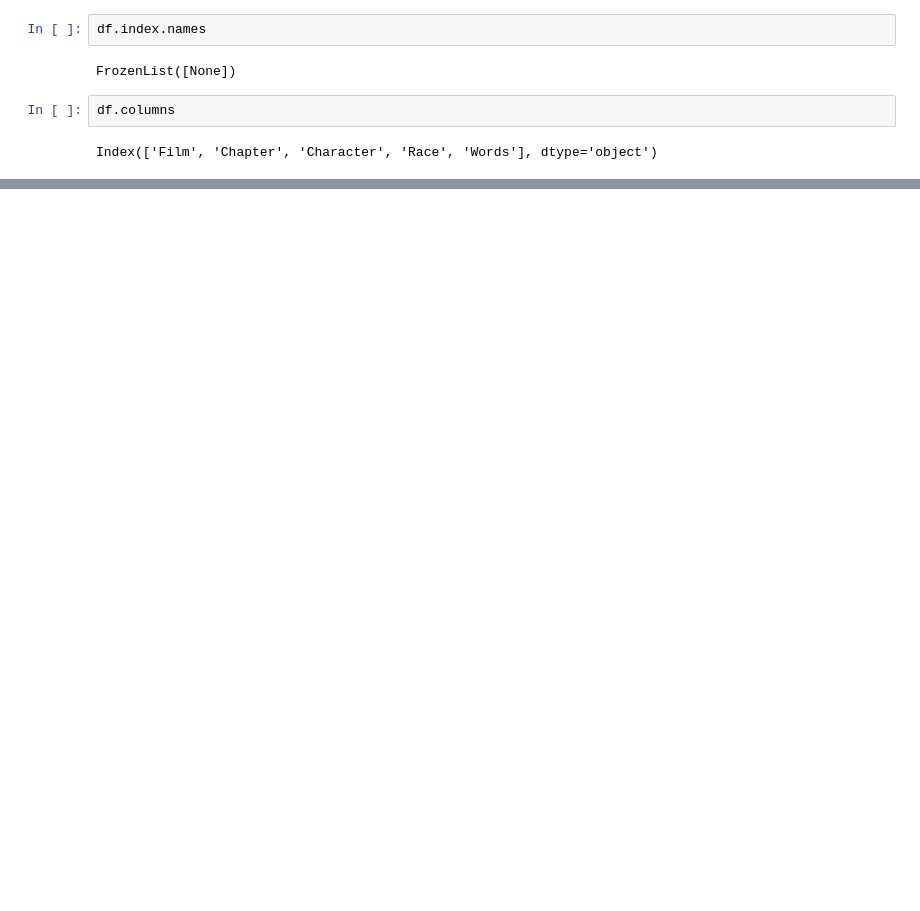
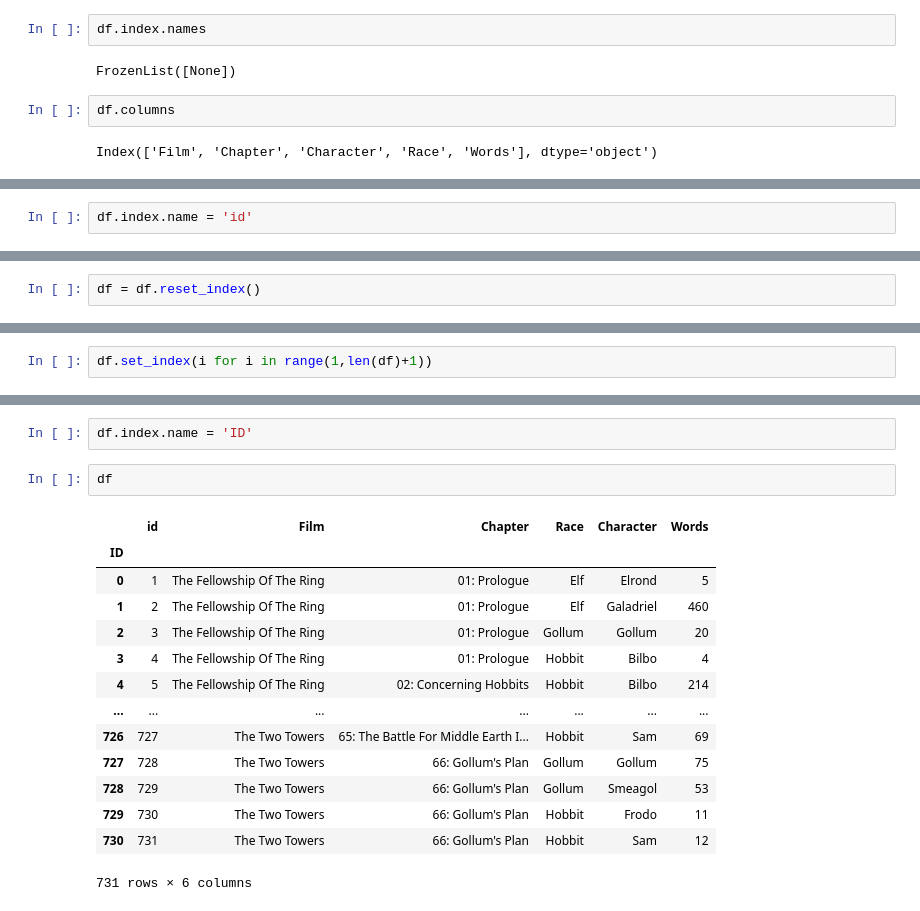
Before and after one commit to Lsacy/data-ber-08-20, a Jupyter notebook: Labs/module-1_labs/04_pandas/08_multiIndex/Untitled.ipynb, the cells around one changed output, grey strips where cells are left out. Cells and saved outputs as stored; diff of their text form; blank space fills up the shorter version.

```diff
--- a/Labs/module-1_labs/04_pandas/08_multiIndex/Untitled.ipynb
+++ b/Labs/module-1_labs/04_pandas/08_multiIndex/Untitled.ipynb
@@ -22,0 +200,2 @@ df = df.set_index(['Film1'])
+# %%
+df.index.name = 'id'
@@ -22,0 +253,2 @@ df = df.set_index(['Film1'])
+# %%
+df = df.reset_index()
@@ -22,0 +271,2 @@ df = df.set_index(['Film1'])
+# %%
+df.set_index(i for i in range(1,len(df)+1))
@@ -22,0 +287,19 @@ df = df.set_index(['Film1'])
+# %%
+df.index.name = 'ID'
+# %%
+df
+# %% [output]
+|  | id | Film | Chapter | Race | Character | Words |
+| ID |  |  |  |  |  |  |
+| 0 | 1 | The Fellowship Of The Ring | 01: Prologue | Elf | Elrond | 5 |
+| 1 | 2 | The Fellowship Of The Ring | 01: Prologue | Elf | Galadriel | 460 |
+| 2 | 3 | The Fellowship Of The Ring | 01: Prologue | Gollum | Gollum | 20 |
+| 3 | 4 | The Fellowship Of The Ring | 01: Prologue | Hobbit | Bilbo | 4 |
+| 4 | 5 | The Fellowship Of The Ring | 02: Concerning Hobbits | Hobbit | Bilbo | 214 |
+| ... | ... | ... | ... | ... | ... | ... |
+| 726 | 727 | The Two Towers | 65: The Battle For Middle Earth I... | Hobbit | Sam | 69 |
+| 727 | 728 | The Two Towers | 66: Gollum's Plan | Gollum | Gollum | 75 |
+| 728 | 729 | The Two Towers | 66: Gollum's Plan | Gollum | Smeagol | 53 |
+| 729 | 730 | The Two Towers | 66: Gollum's Plan | Hobbit | Frodo | 11 |
+| 730 | 731 | The Two Towers | 66: Gollum's Plan | Hobbit | Sam | 12 |
+731 rows × 6 columns
```
Also changed, not shown: parts of 27 cells of this notebook, 1 other file.
